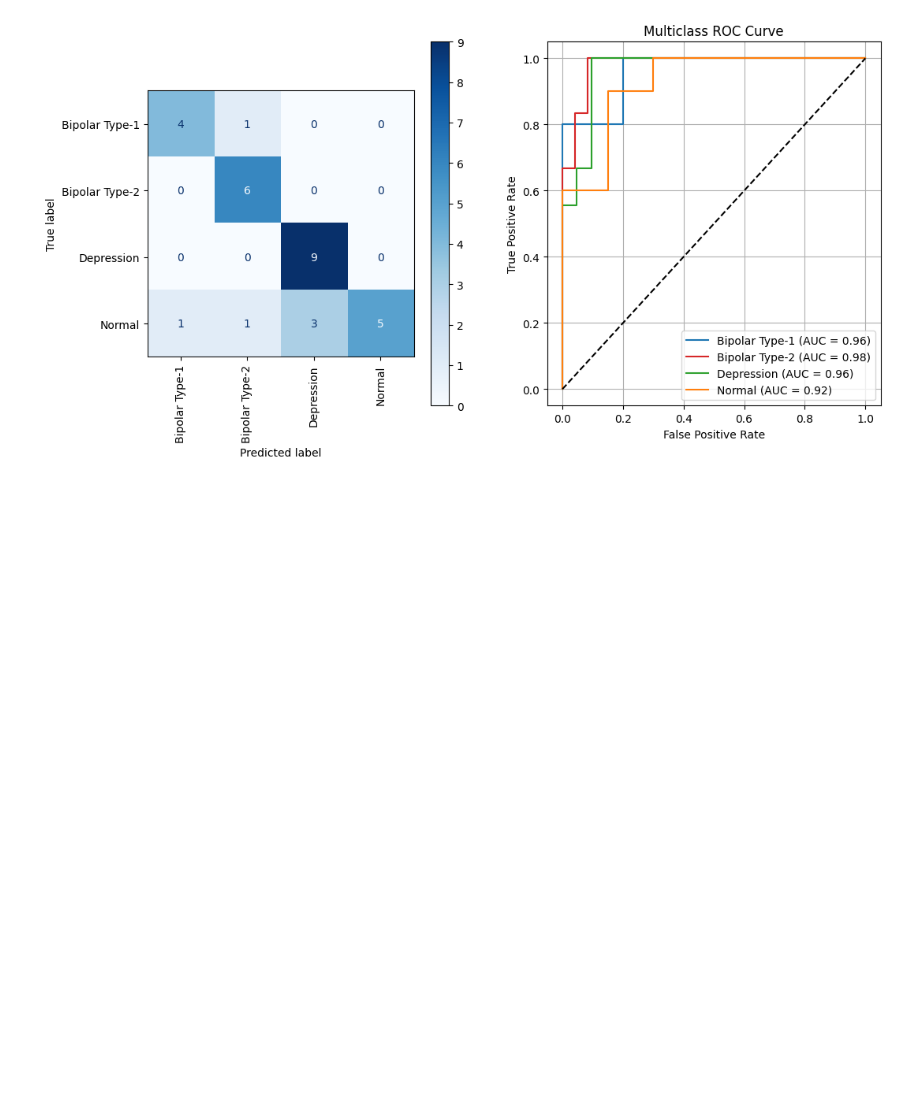
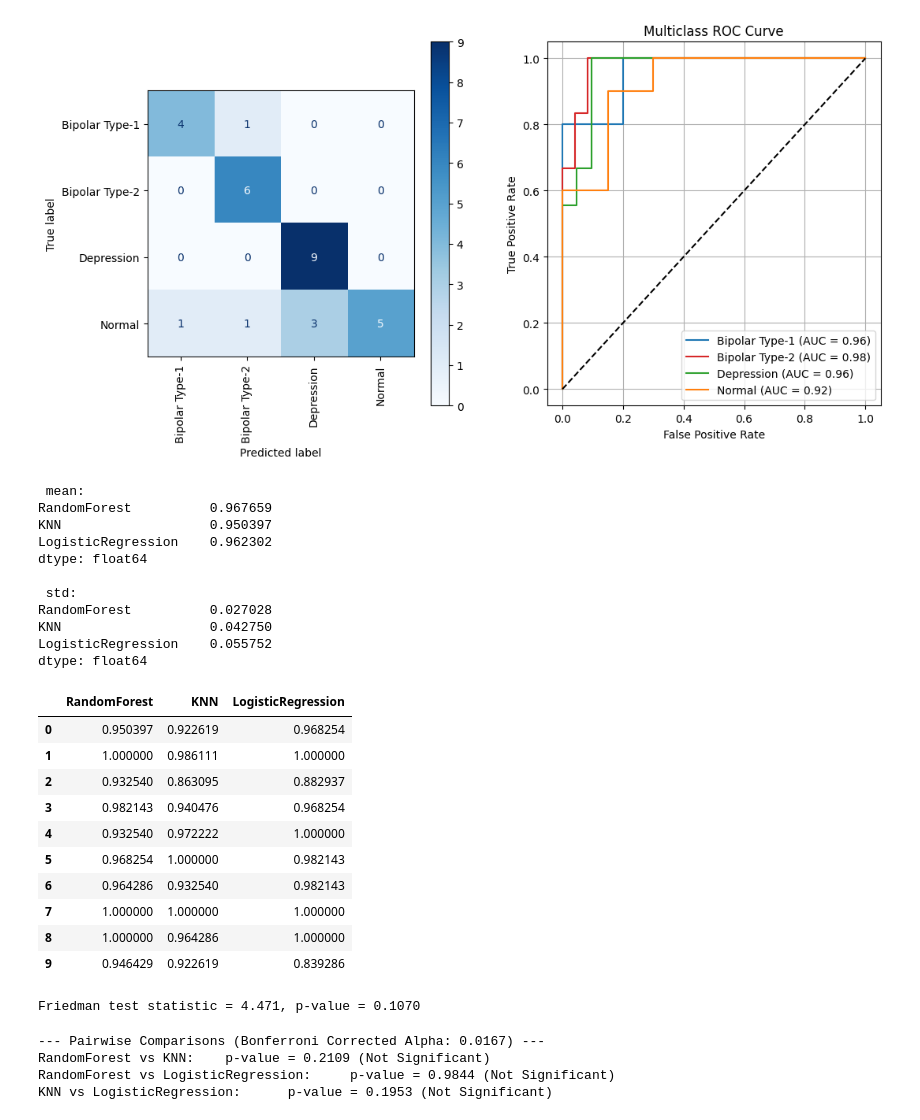
Before and after one commit to Ajver/mental-disorder-diagnosis, a Jupyter notebook: model_eval.ipynb, the cells around one changed output. Drawn from its saved outputs; the diff is of its cells as text; code cells hidden in the pictures; blank space fills up the shorter version.

Commit message:
Friedman's test and post-hoc Wilcoxon's for models comparison

```diff
--- a/model_eval.ipynb
+++ b/model_eval.ipynb
@@ -20,6 +22,9 @@ X_test, y_test = dataset_test.drop(columns=[TARGET_COL_NAME, "Patient Number"],
 X_train.shape, y_train.shape, X_test.shape, y_test.shape
 # %% [output]
 ((90, 13), (90,), (30, 13), (30,))
+# %%
+# Fixed CV splitter for models comparison
+cv = StratifiedKFold(n_splits=10, shuffle=True, random_state=42)
 # %%
 def plot_CM_and_ROC(model: Pipeline):
     axs = plt.subplots(1, 2, figsize=(12, 6))[1].flatten()
@@ -61,6 +66,7 @@ def plot_CM_and_ROC(model: Pipeline):
 # %%
 random_forest_params = load_model_params("random_forest")
 random_forest = create_random_forest(random_forest_params)
+random_forest_scores = cross_val_score(random_forest, X_train, y_train, cv=cv, scoring="roc_auc_ovr")
 random_forest.fit(X_train, y_train)
 plot_CM_and_ROC(random_forest)
 # %% [output]
@@ -68,7 +74,9 @@ Roc AUC ovr =  0.9589097222222221
 [figure]
 # %%
 knn_params = load_model_params("knn")
+# knn_params["n_neighbors"] = 1  # To fake the model being very bad
 knn = create_knn(knn_params)
+knn_scores = cross_val_score(knn, X_train, y_train, cv=cv, scoring="roc_auc_ovr")
 knn.fit(X_train, y_train)
 plot_CM_and_ROC(knn)
 # %% [output]
@@ -77,8 +85,73 @@ Roc AUC ovr =  0.911765873015873
 # %%
 logistic_regression_params = load_model_params("logistic_regression")
 logistic_regression = create_logistic_regression(logistic_regression_params)
+logistic_regression_scores = cross_val_score(logistic_regression, X_train, y_train, cv=cv, scoring="roc_auc_ovr")
 logistic_regression.fit(X_train, y_train)
 plot_CM_and_ROC(logistic_regression)
 # %% [output]
 Roc AUC ovr =  0.9567824074074074
 [figure]
+# %%
+results = pd.DataFrame({
+    "RandomForest": random_forest_scores,
+    "KNN": knn_scores,
+    "LogisticRegression": logistic_regression_scores
+})
+print(" mean:", results.mean(), "\n std:", results.std(), sep="\n")
+results
+# %% [output]
+ mean:
+RandomForest          0.967659
+KNN                   0.950397
+LogisticRegression    0.962302
+dtype: float64
+
+ std:
+RandomForest          0.027028
+KNN                   0.042750
+LogisticRegression    0.055752
+dtype: float64
+|  | RandomForest | KNN | LogisticRegression |
+| 0 | 0.950397 | 0.922619 | 0.968254 |
+| 1 | 1.000000 | 0.986111 | 1.000000 |
+| 2 | 0.932540 | 0.863095 | 0.882937 |
+| 3 | 0.982143 | 0.940476 | 0.968254 |
+| 4 | 0.932540 | 0.972222 | 1.000000 |
+| 5 | 0.968254 | 1.000000 | 0.982143 |
+| 6 | 0.964286 | 0.932540 | 0.982143 |
+| 7 | 1.000000 | 1.000000 | 1.000000 |
+| 8 | 1.000000 | 0.964286 | 1.000000 |
+| 9 | 0.946429 | 0.922619 | 0.839286 |
+# %%
+f_stat, p_friedman = friedmanchisquare(
+    random_forest_scores,
+    knn_scores,
+    logistic_regression_scores
+)
+print(f"Friedman test statistic = {f_stat:.3f}, p-value = {p_friedman:.4f}")
+# %% [output]
+Friedman test statistic = 4.471, p-value = 0.1070
+# %%
+# Post-hoc Analysis: Pairwise Wilcoxon Signed-Rank Tests
+# We use Bonferroni correction because we are making 3 comparisons
+models = results.columns
+comparisons = [
+    ("RandomForest", "KNN"),
+    ("RandomForest", "LogisticRegression"),
+    ("KNN", "LogisticRegression")
+]
+
+alpha = 0.05
+bonferroni_alpha = alpha / len(comparisons)
+
+print(f"--- Pairwise Comparisons (Bonferroni Corrected Alpha: {bonferroni_alpha:.4f}) ---")
+
+for m1, m2 in comparisons:
+    stat, p_val = wilcoxon(results[m1], results[m2])
+    status = "Significant" if p_val < bonferroni_alpha else "Not Significant"
+    print(f"{m1} vs {m2}:\tp-value = {p_val:.4f} ({status})")
+# %% [output]
+--- Pairwise Comparisons (Bonferroni Corrected Alpha: 0.0167) ---
+RandomForest vs KNN:    p-value = 0.2109 (Not Significant)
+RandomForest vs LogisticRegression:     p-value = 0.9844 (Not Significant)
+KNN vs LogisticRegression:      p-value = 0.1953 (Not Significant)
```
Also changed, not shown: parts of 1 cell of this notebook.
